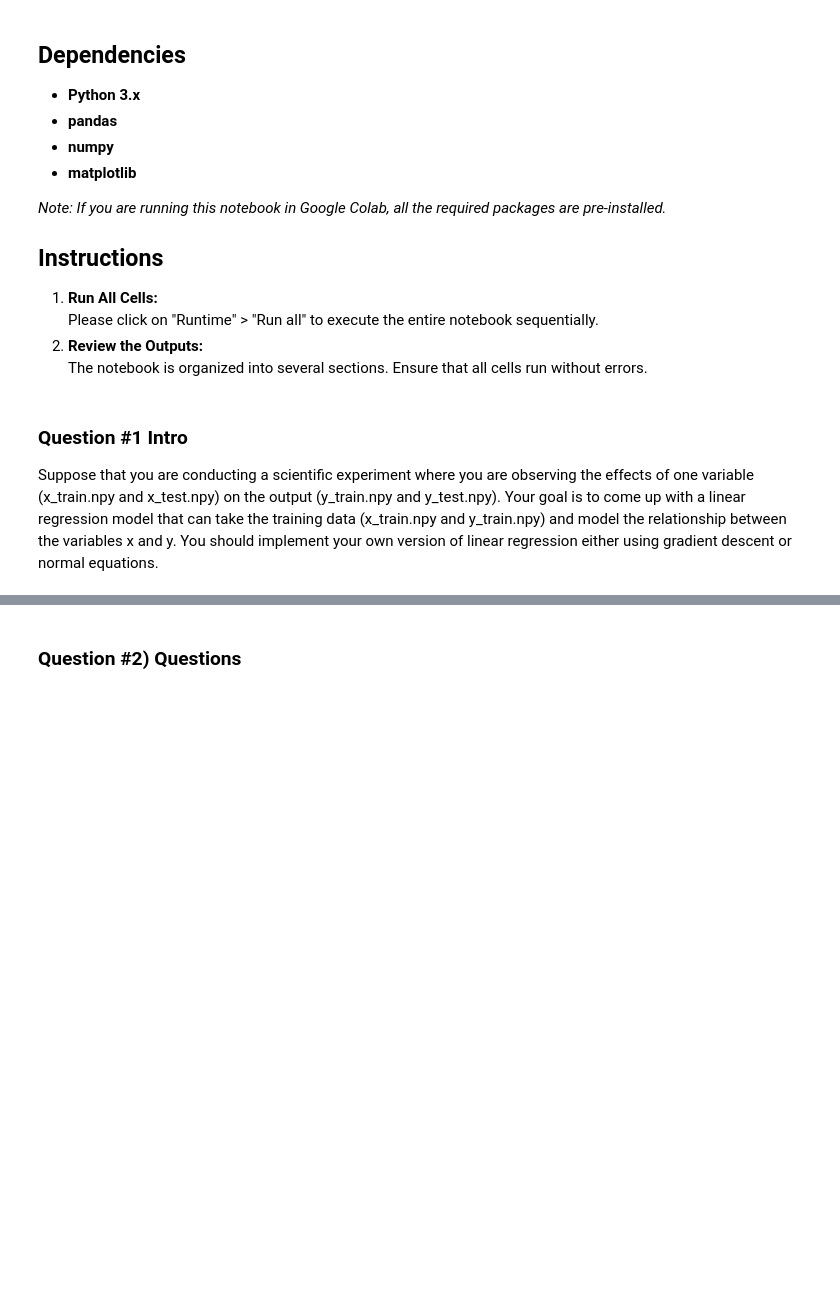
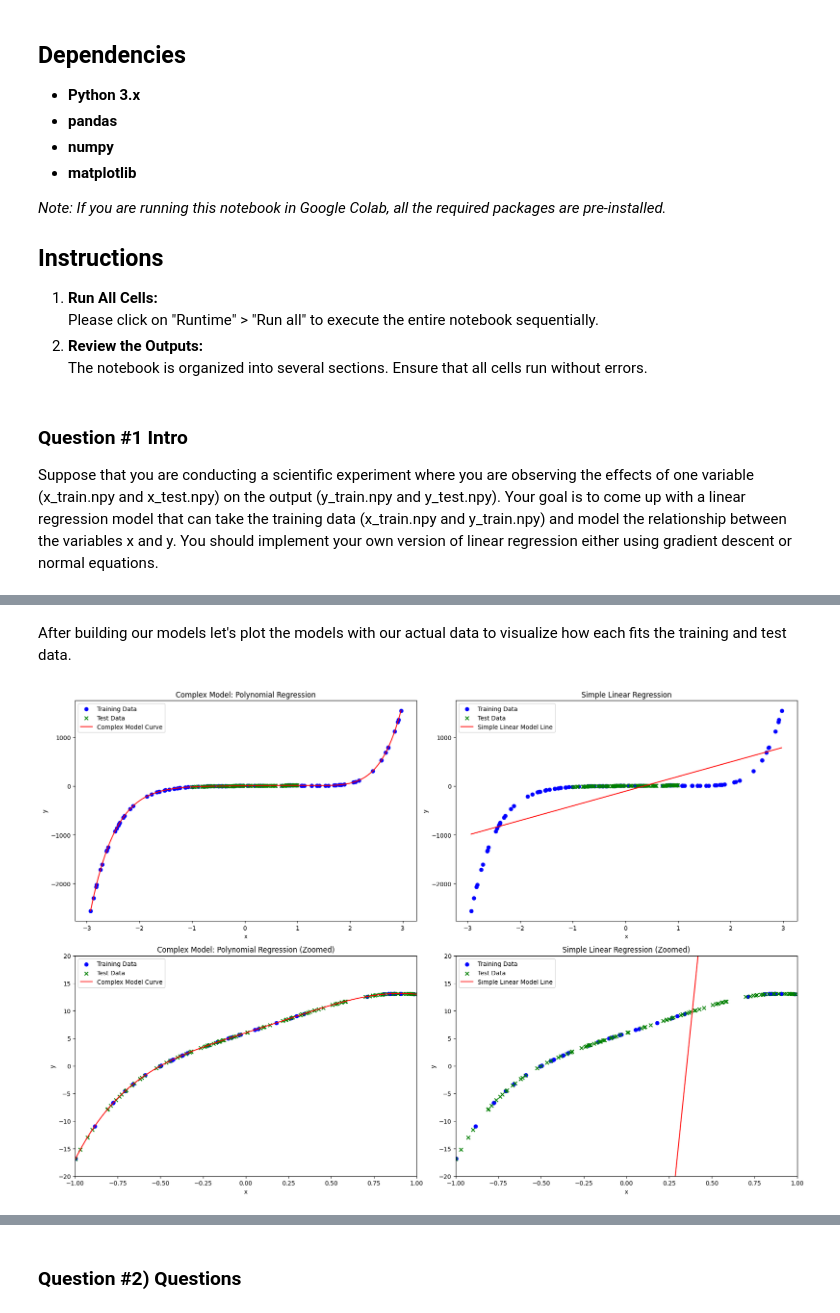
Before and after one commit to jmurrah/COMP-5630, a Jupyter notebook: assignment_1/assignment_1.ipynb, the cells around one changed output, grey strips where cells are left out. Drawn from its saved outputs; the diff is of its cells as text; code cells hidden in the pictures; blank space fills up the shorter version.

```diff
--- a/assignment_1/assignment_1.ipynb
+++ b/assignment_1/assignment_1.ipynb
@@ -274,0 +116,20 @@ Testing MSE: 56870641738.099
+# %%
+# Polynomial (Complex) Linear Regression Model
+powers = [1, 2, 3, 4, 5, 6, 7, 8, 9, 10]
+
+X_train_poly = np.hstack(
+    [np.ones((x_train.shape[0], 1))] + [x_train**p for p in powers]
+)
+X_test_poly = np.hstack([np.ones((x_test.shape[0], 1))] + [x_test**p for p in powers])
+
+theta_poly = solve_normal_equation(X_train_poly, y_train).flatten()
+y_pred_poly = np.matmul(X_test_poly, theta_poly)
+
+formula_poly = f"y = {theta_poly[0]:.3f}" + "".join(
+    f" {'+' if c >= 0 else '-'} {abs(c):.3f}x^{p}"
+    for p, c in zip(powers, theta_poly[1:])
+    if abs(c) > 0.00001
+)
+
+print("Complex Model Formula:", formula_poly)
+print(f"Test MSE for the Complex Model: {mse(y_test, y_pred_poly):.3f}")
@@ -274,0 +154,60 @@ Testing MSE: 56870641738.099
+# %% [markdown]
+After building our models let's plot the models with our actual data to visualize how each fits the training and test data.
+# %%
+x_dense = np.linspace(np.min(x_train), np.max(x_train), 400).reshape(-1, 1)
+
+X_dense_poly = np.hstack(
+    [np.ones((x_dense.shape[0], 1))] + [x_dense**p for p in powers]
+)
+y_dense_poly = np.matmul(X_dense_poly, theta_poly)
+
+X_dense_lin = np.hstack([np.ones((x_dense.shape[0], 1)), x_dense])
+y_dense_lin = np.matmul(X_dense_lin, theta_lin)
+
+
+fig, ((ax1, ax2), (ax3, ax4)) = plt.subplots(2, 2, figsize=(18, 12))
+
+# Complex Model Plot (Row 1, Column 1)
+ax1.scatter(x_train, y_train, color="blue", label="Training Data")
+ax1.scatter(x_test, y_test, color="green", marker="x", label="Test Data")
+ax1.plot(x_dense, y_dense_poly, color="red", label="Complex Model Curve")
+ax1.set_xlabel("x")
+ax1.set_ylabel("y")
+ax1.set_title("Complex Model: Polynomial Regression")
+ax1.legend(loc="upper left")
+
+# Simple Linear Regression Plot (Row 1, Column 2)
+ax2.scatter(x_train, y_train, color="blue", label="Training Data")
+ax2.scatter(x_test, y_test, color="green", marker="x", label="Test Data")
+ax2.plot(x_dense, y_dense_lin, color="red", label="Simple Linear Model Line")
+ax2.set_xlabel("x")
+ax2.set_ylabel("y")
+ax2.set_title("Simple Linear Regression")
+ax2.legend(loc="upper left")
+
+# Complex Model Zoomed Plot (Row 2, Column 1)
+ax3.scatter(x_train, y_train, color="blue", label="Training Data")
+ax3.scatter(x_test, y_test, color="green", marker="x", label="Test Data")
+ax3.plot(x_dense, y_dense_poly, color="red", label="Complex Model Curve")
+ax3.set_xlabel("x")
+ax3.set_ylabel("y")
+ax3.set_title("Complex Model: Polynomial Regression (Zoomed)")
+ax3.legend(loc="upper left")
+ax3.set_xlim(-1, 1)
+ax3.set_ylim(-20, 20)
+
+# Simple Linear Regression Zoomed Plot (Row 2, Column 2)
+ax4.scatter(x_train, y_train, color="blue", label="Training Data")
+ax4.scatter(x_test, y_test, color="green", marker="x", label="Test Data")
+ax4.plot(x_dense, y_dense_lin, color="red", label="Simple Linear Model Line")
+ax4.set_xlabel("x")
+ax4.set_ylabel("y")
+ax4.set_title("Simple Linear Regression (Zoomed)")
+ax4.legend(loc="upper left")
+ax4.set_xlim(-1, 1)
+ax4.set_ylim(-20, 20)
+
+plt.tight_layout()
+plt.show()
+# %% [output]
+[figure, added]
```
Also changed, not shown: parts of 38 cells of this notebook.
